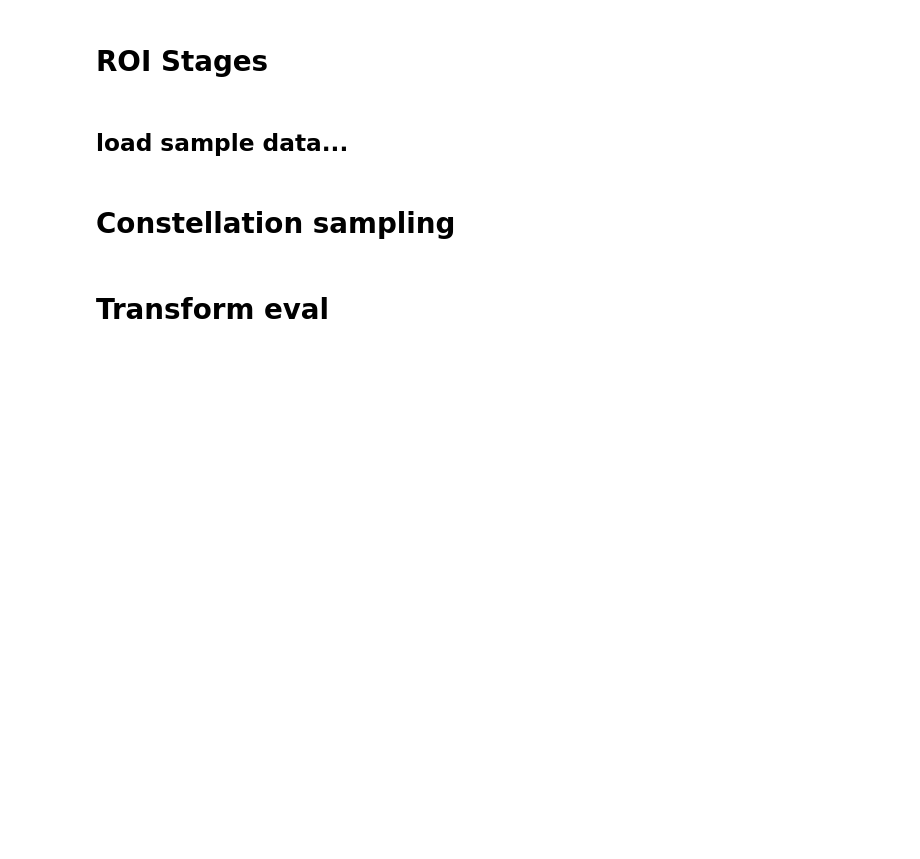
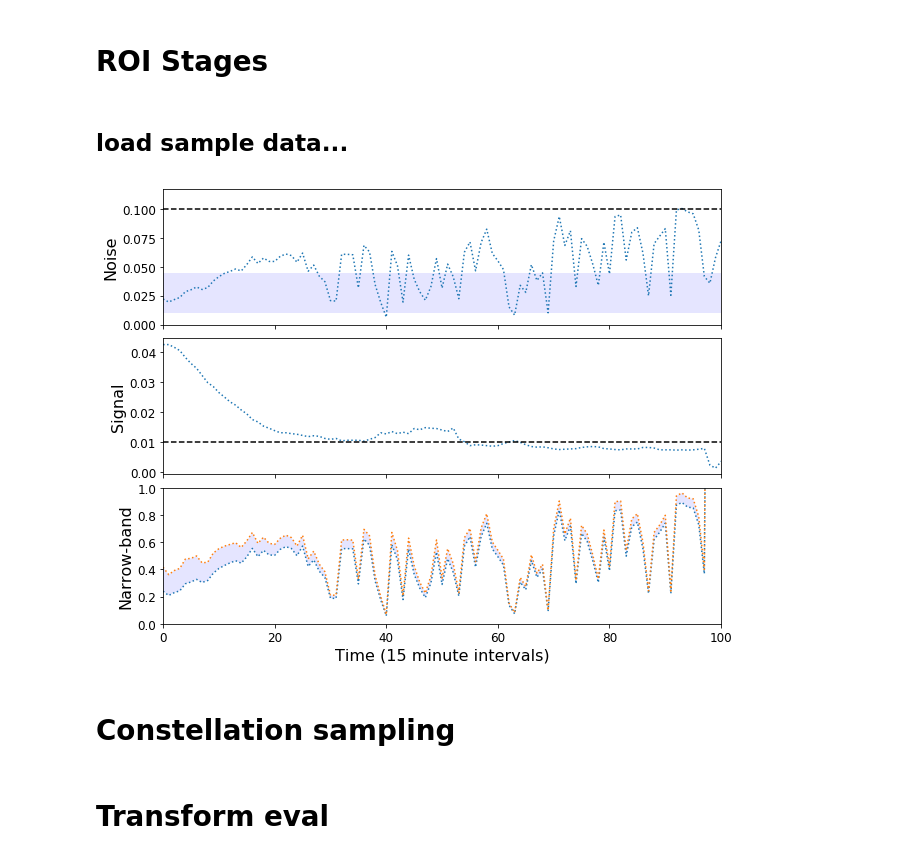
Before and after one commit to GiovanniSena/LiSM_CYCB_tracking, a Jupyter notebook: figures.ipynb, the cells around one changed output. Drawn from its saved outputs; the diff is of its cells as text; code cells hidden in the pictures; blank space fills up the shorter version.

```diff
--- a/figures.ipynb
+++ b/figures.ipynb
@@ -107,6 +137,10 @@ F.savefig("./samples/roi_stages.pdf",bbox_inches='tight')
 frame_stats = pd.read_csv("./samples/test_stats390.csv")
 frame_stats.head()
 test_data = pd.read_csv("./samples/test_points.csv").drop("Unnamed: 0",1)
+# %%
+lightroot.plots.frame_stats(frame_stats,file="./samples/Fig01b.pdf")
+# %% [output]
+[figure, added]
 # %% [markdown]
 # Constellation sampling
 # %%
```
Also changed, not shown: parts of 12 cells of this notebook, 12 other files.
